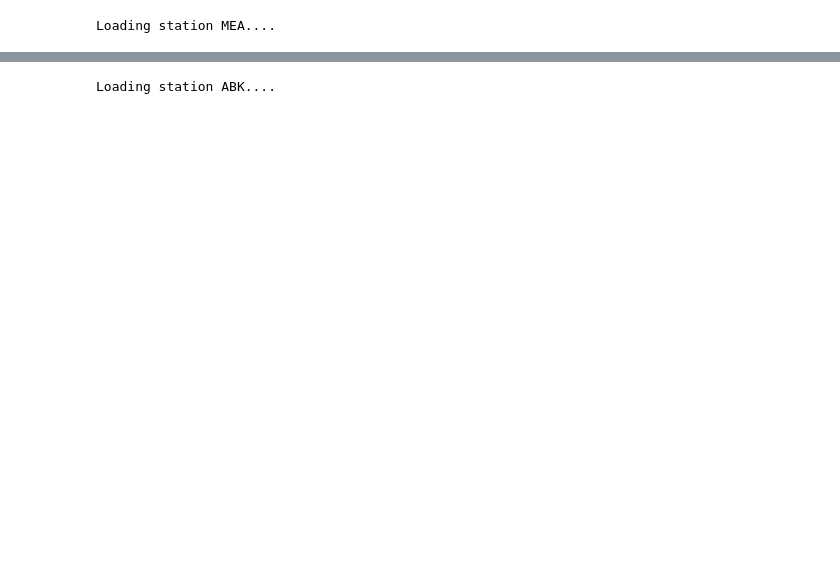
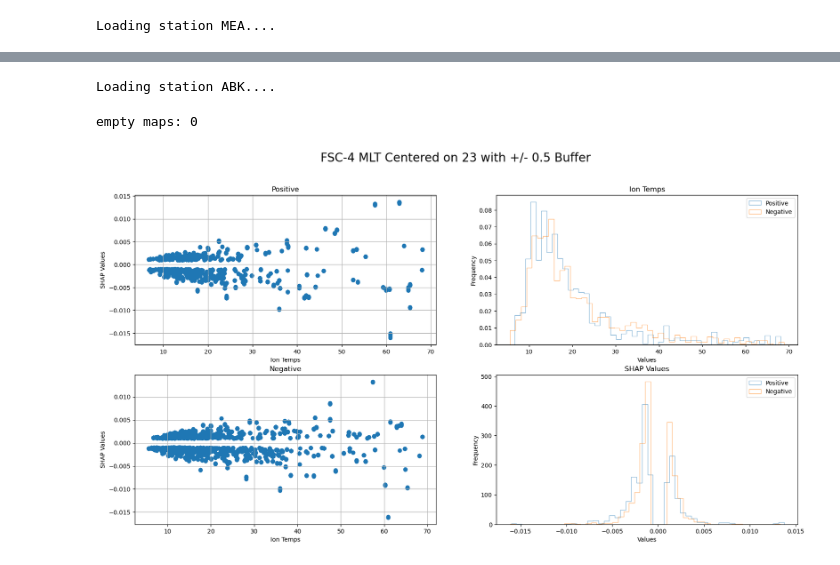
Before and after one commit to mikecoughlan/including_ion_temp_maps, a Jupyter notebook: examining_twins_shap.ipynb, the cells around one changed output, grey strips where cells are left out. Saved outputs shown, nothing was run; the diff lists cells and outputs as text; code cells hidden in the pictures; blank space fills up the shorter version.

```diff
--- a/examining_twins_shap.ipynb
+++ b/examining_twins_shap.ipynb
@@ -284,9 +291,11 @@ mlt_upper = specific_mlt + mlt_buff if specific_mlt <= (24-mlt_buff) else specif
 # else:
 # 	results = pd.read_feather(f'{results_dir}/twins_modeling_region_{region}_version_twins_v_maxpooling.feather')
 mlt_station = utils.loading_supermag(cluster_dict[cluster]['regions'][region]['mlt_station'])
-
+empty_maps = 0
 plotting_df = pd.DataFrame()
 for i in tqdm.tqdm(range(len(cluster_dict[cluster]['regions'][region]['twins_shap']['Date_UTC']))):
+	if len(np.unique(cluster_dict[cluster]['regions'][region]['twins_shap']['twins_mean_shap'][i])) == 1:
+		empty_maps += 1
 	mlt = mlt_station[mlt_station.index == cluster_dict[cluster]['regions'][region]['twins_shap']['Date_UTC'].iloc[i][0]]['MLT'].values[0]
 	mlt_min = mlt-2 if mlt >=2 else 24+mlt-2
 	mlt_max = mlt + 2 if mlt <= 22 else mlt-24+2
@@ -306,13 +315,10 @@ for i in tqdm.tqdm(range(len(cluster_dict[cluster]['regions'][region]['twins_sha
 
 			temp_df = pd.DataFrame({'full': full_selected_sections.flatten(), 'window': window_selected_sections.flatten(), 'ground_truth': cluster_dict[cluster]['regions'][region]['twins_shap']['ytest'][i]})
 			plotting_df = pd.concat([plotting_df, temp_df], axis=0, ignore_index=True)
+	# if window_selected_sections[window_selected_sections >=50].any():
 
-
-# plotting_df['full'] = full
-# plotting_df['window'] = window
-print(plotting_df)
-
-plotting_df = plotting_df[abs(plotting_df['full'])>=0.0003]
+print(f'empty maps: {empty_maps}')
+plotting_df = plotting_df[abs(plotting_df['full'])>=0.001]
 pos_df = plotting_df[plotting_df['ground_truth'] == 1]
 neg_df = plotting_df[plotting_df['ground_truth'] == 0]
 
@@ -320,30 +326,32 @@ neg_df = plotting_df[plotting_df['ground_truth'] == 0]
 fig, ax = plt.subplots(2, 2, figsize=(20, 10))
 plt.suptitle(f'{region} MLT Centered on {specific_mlt} with +/- {mlt_buff} Buffer', fontsize=20)
 ax[0,0].scatter(pos_df['window'], pos_df['full'])
 ax[0,0].set_xlabel('Ion Temps')
 ax[0,0].set_ylabel('SHAP Values')
 ax[0,0].set_title('Positive')
 ax[0,0].grid(True)
 
 ax[1,0].scatter(neg_df['window'], neg_df['full'])
 ax[1,0].set_xlabel('Ion Temps')
 ax[1,0].set_ylabel('SHAP Values')
 ax[1,0].set_title('Negative')
 ax[1,0].grid(True)
 
 ax[0,1].hist(pos_df['window'], bins=50, alpha=0.5, label='Positive', histtype='step', density=True)
 ax[0,1].hist(neg_df['window'], bins=50, alpha=0.5, label='Negative', histtype='step', density=True)
 ax[0,1].set_xlabel('Values')
 ax[0,1].set_ylabel('Frequency')
 ax[0,1].set_title('Ion Temps')
 ax[0,1].legend()
 
 ax[1,1].hist(pos_df['full'], bins=50, alpha=0.5, label='Positive', histtype='step', density=True)
 ax[1,1].hist(neg_df['full'], bins=50, alpha=0.5, label='Negative', histtype='step', density=True)
 ax[1,1].set_xlabel('Values')
 ax[1,1].set_ylabel('Frequency')
 ax[1,1].set_title('SHAP Values')
 ax[1,1].legend()
 plt.show()
 # %% [output]
 Loading station ABK....
+empty maps: 0
+[figure, added]
```
Also changed, not shown: parts of 6 cells of this notebook, 8 other files.
